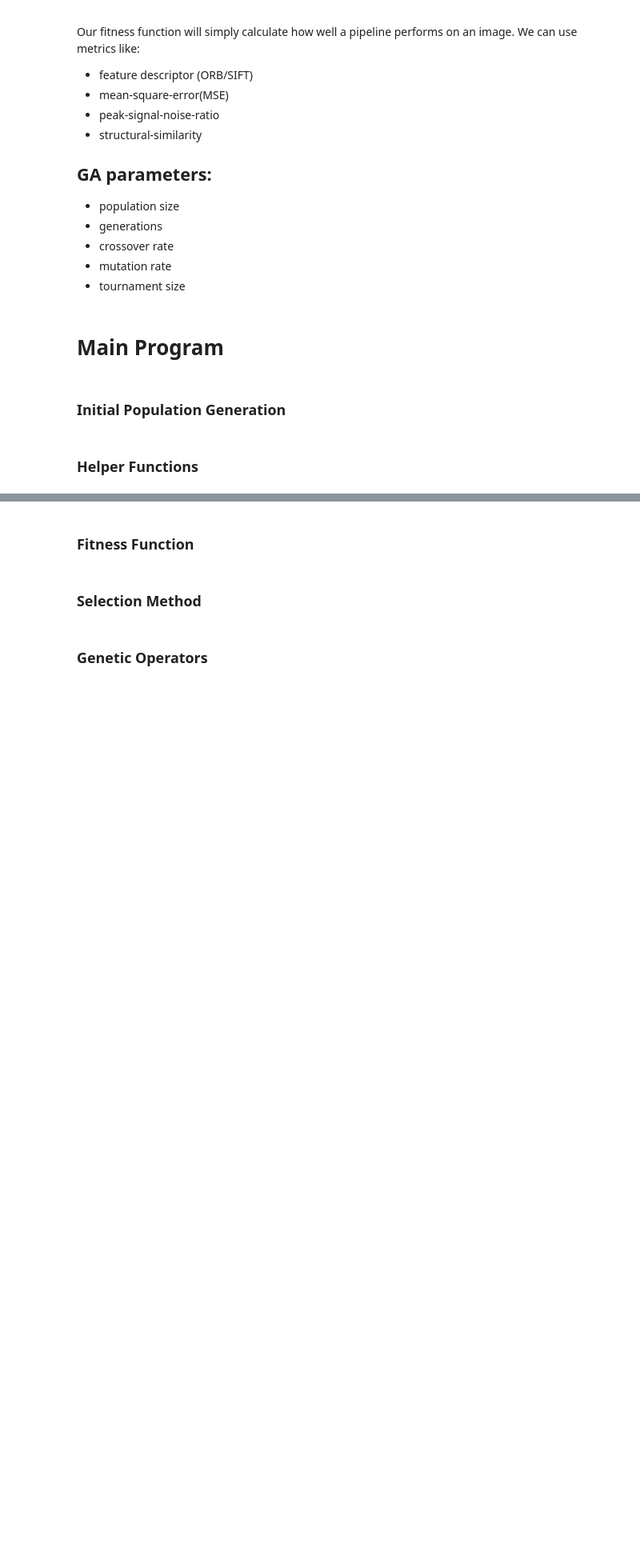
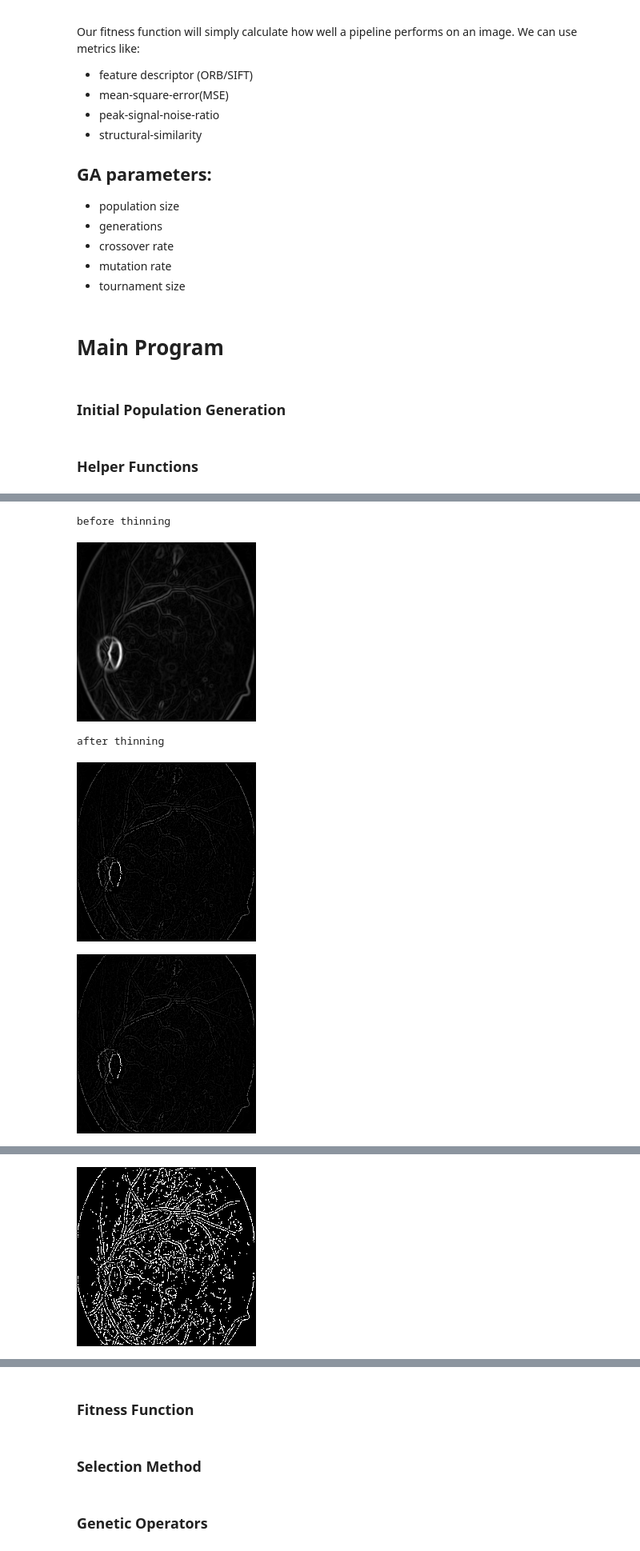
Before and after one commit to JsteReubsSoftware/COS791-Assignment1, a Jupyter notebook: u21457060_COS791_A1.ipynb, the cells around one changed output, grey strips where cells are left out. Shown at 80% size. Saved outputs shown, nothing was run; the diff lists cells and outputs as text; code cells hidden in the pictures; blank space fills up the shorter version.

```diff
--- a/u21457060_COS791_A1.ipynb
+++ b/u21457060_COS791_A1.ipynb
@@ -403,14 +415,15 @@ def apply_hysteresis(image, weak_pixel, strong_pixel=255):
 # %%
-def threshold(img, low, high, lowThresholdRatio=0.05, highThresholdRatio=0.09):
+def threshold(img, lowt=50, hight=255, lowThresholdRatio=0.05, highThresholdRatio=0.09):
     # Compute the high and low thresholds based on the maximum intensity of the image
     highThreshold = img.max() * highThresholdRatio
     lowThreshold = highThreshold * lowThresholdRatio
 
     # Define the weak and strong edge pixel values
-    weak, strong = 25, 255
+    weak = lowt  # Example value for weak edges; can be adjusted
+    strong = hight  # Example value for strong edges; typical for binary images
 
     # Initialize the result array with zeros (same shape as the input image)
-    res = np.zeros_like(img, dtype=np.int32)
+    res = np.zeros_like(img, dtype=np.uint8)
 
     # Identify the indices for strong and weak edges
     strong_mask = img >= highThreshold
@@ -473,7 +486,7 @@ def region_growing(threshold_edges, seed_points, threshold=10):
         return 0 <= x < threshold_edges.shape[0] and 0 <= y < threshold_edges.shape[1]
 
     # normalize
-    threshold_edges = threshold_edges.astype(np.float32) / 255
+    threshold_edges = threshold_edges.astype(np.uint8) / 255
 
     # Initialize a stack with the seed points
     queue = list(seed_points)
@@ -560,0 +641,69 @@ def apply_gradient_directional_analysis(thresholded_edges, gradient_magnitude, g
+# %%
+img = gray_images[5]
+# remove noise
+img = cv2.GaussianBlur(img, (3, 3), sigmaX=0.5, sigmaY=0.5)
+gradient_magnitude, gradient_direction = apply_prewitt(img)
+
+# apply thinning
+print('before thinning')
+cv2_imshow(gradient_magnitude)
+
+thinning_img = apply_non_max_suppression(gradient_magnitude, gradient_direction)
+print('after thinning')
+cv2_imshow(thinning_img)
+
+if thinning_img.dtype != np.uint8:
+    thinning_img = np.uint8(thinning_img)
+cv2_imshow(thinning_img)
+
+# Binary thresholding
+_, bin_thresh = cv2.threshold(thinning_img, 10, 255, cv2.THRESH_BINARY)
+double_thresh = threshold(thinning_img, 50, 255)
+thresh = apply_hysteresis(double_thresh, 50, 255)
+
+# Display the thresholded image
+cv2_imshow(bin_thresh)
+cv2_imshow(thresh)
+
+# # calculate metrics
+# mse, psnr, ssim, sift_sim_score = calculate_metrics(canny_ref_imgs[0], bin_thresh)
+# print('Prewitt/Bin scores:', mse, psnr, ssim, sift_sim_score)
+
+# mse, psnr, ssim, sift_sim_score = calculate_metrics(canny_ref_imgs[0], thresh)
+# print('Prewitt/Hyst scores:', mse, psnr, ssim, sift_sim_score)
+
+# linking['method'] == 'region_growing'
+edges = np.where(thresh > 0)
+num_seed_points = 5
+# Ensure there are enough edge pixels to choose from
+if len(edges[0]) >= num_seed_points:
+    seed_indexes = random.choices(range(len(edges[0])), k=num_seed_points)
+else:
+    seed_indexes = range(len(edges[0]))  # Use all edge points if less than num_seed_points
+# Extract the seed points
+seeds = [(edges[0][i], edges[1][i]) for i in seed_indexes]  # Use list comprehension for indexing
+# linked_edges = region_growing(bin_thresh, seeds, 10)
+# output_img = np.zeros_like(bin_thresh)
+# output_img[linked_edges == 1] = 255
+# cv2_imshow(output_img)
+
+# Choose a seed point
+# Apply region growing
+seeds = [(100, 100)]
+segmented_image = region_growing(thresh, seeds, threshold=0.9)
+# Convert to 8-bit unsigned integer
+# segmented_image = (segmented_image * 255).astype(np.uint8)
+# # convert black to white and white to black
+# segmented_image = cv2.bitwise_not(segmented_image)
+segmented_image[segmented_image == 0] = 255
+segmented_image[segmented_image == 1] = 0
+
+# Display the segmented image
+cv2_imshow(segmented_image)
+cv2_imshow(canny_ref_imgs[5])
+# %% [output]
+before thinning
+[figure, added]
+after thinning
+[figure, added]
+[figure, added]
@@ -560,0 +713 @@ def apply_gradient_directional_analysis(thresholded_edges, gradient_magnitude, g
+[figure, added]
```
Also changed, not shown: parts of 22 cells of this notebook.
